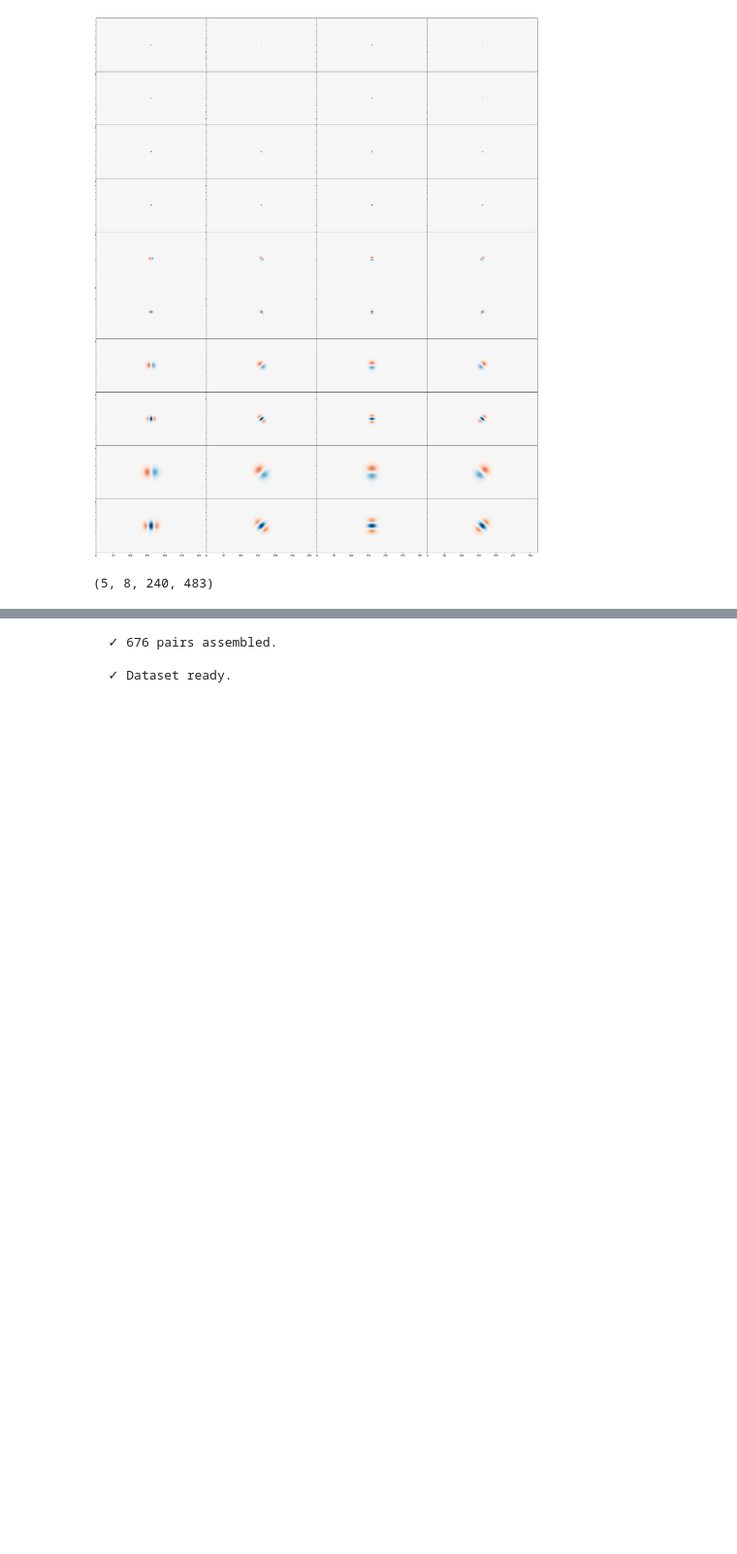
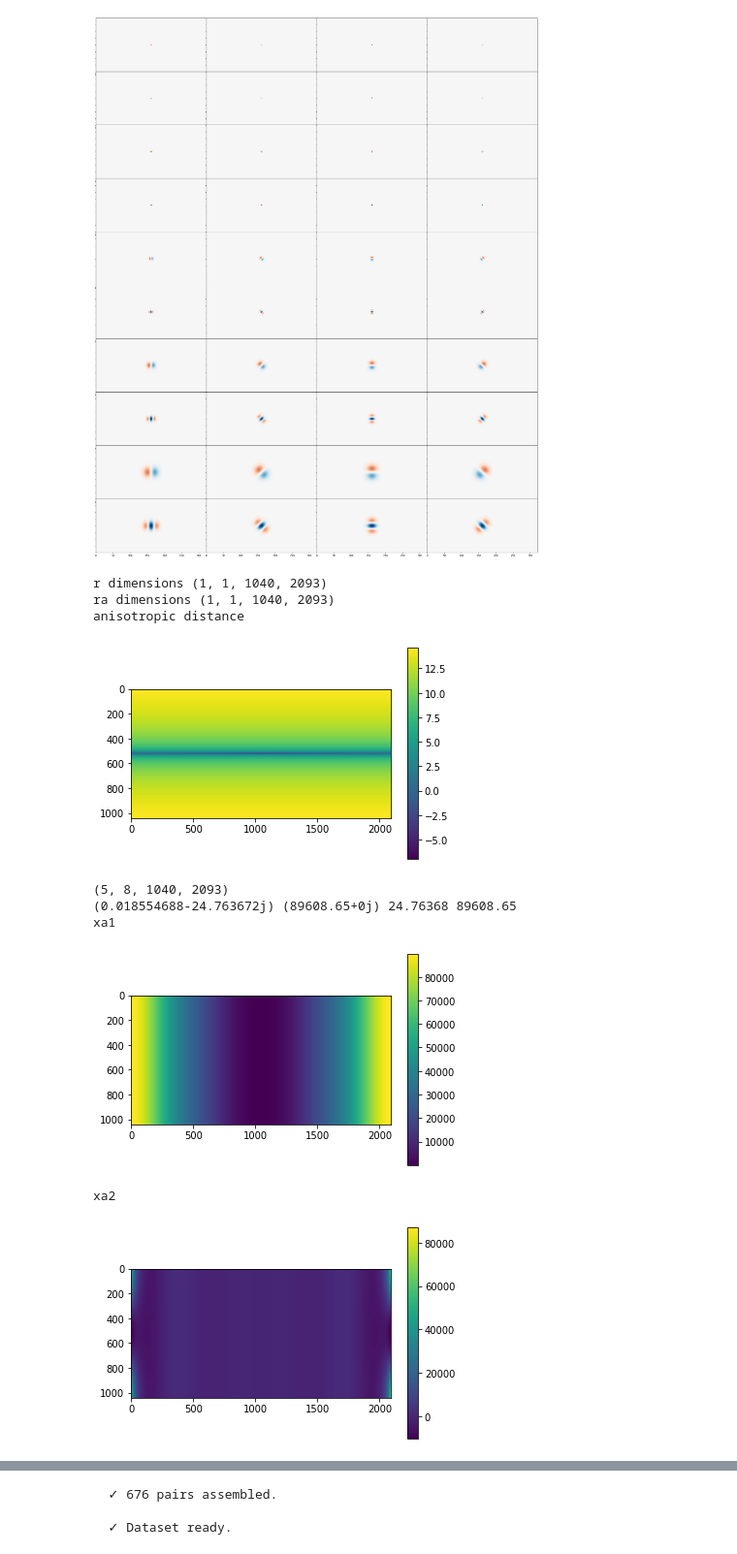
Before and after one commit to skosch/YinYangFit, a Jupyter notebook: YinYangFit.ipynb, the cells around one changed output, grey strips where cells are left out. Shown at 97% size. Drawn from its saved outputs; the diff is of its cells as text; code cells hidden in the pictures; blank space fills up the shorter version.

```diff
--- a/YinYangFit.ipynb
+++ b/YinYangFit.ipynb
@@ -213,36 +217,75 @@ def apply_filter_bank(input_image, filter_bank):
 Spatial frequency scales: [ 0.7         1.32708333  3.20833333  6.34375    10.73333333]
 [figure]
 # %%
-pf = 3
+pf = 13
+blur_e = 2
+blur_e_delta = 0.0001
 
 eps = np.finfo(np.float32).tiny
 u, v = np.mgrid[-box_height*pf/2:box_height*pf/2,-box_width*pf/2:box_width*pf/2].astype(np.float32)
 r = np.sqrt(u**2 + v**2)[None, None, :, :] / (box_height*pf/2)
 r[r == 0] = 0.5
+
+r_aniso = np.sqrt((u*2)**6 + v**2)[None, None, :, :] / (box_height*pf/2)
+r_aniso[r_aniso == 0] = 0.
+
+print("r dimensions", r.shape)
+print("ra dimensions", r_aniso.shape)
+
 angle = np.arctan2(u, v)[None, None, :, :] # <b, d, s, o, c, h, w>
 angles = np.arange(n_v1_orientations)[None, :, None, None].astype(np.float32)/n_v1_orientations
 angle_mask_widths = 4. * np.ones((n_v1_scales, n_v1_orientations)).astype(np.float32)
 
-def make_blur_filters(e): # Returns masks of shape <o, c, h, w>
+def make_blur_filters(e, e_delta): # Returns masks of shape <o, c, h, w>
     radial_mask = (1/(r + eps)) ** e
-    distance_mask = (1/(r + eps)) ** (e+1)
+    distance_mask = (1/(r + eps)) ** (e+e_delta)
 
     # Uses von-Mises distribution (via Bessel function)
     bp_angle_masks = tf.exp(-angle_mask_widths[:, :, None, None] * tf.cos(angle - pi - pi * angles)) / (2*pi*tf.math.bessel_i0(angle_mask_widths[:, :, None, None]))
     bn_angle_masks = tf.exp(-angle_mask_widths[:, :, None, None] * tf.cos(angle - pi * angles)) / (2*pi*tf.math.bessel_i0(angle_mask_widths[:, :, None, None]))
 
+    anisotropic_distance_mask = (1/(r_aniso+eps)) ** 1.5
+
     x1 = tf.concat([radial_mask * bp_angle_masks, radial_mask * bn_angle_masks], axis=1)
     x2 = tf.concat([distance_mask * bp_angle_masks, distance_mask * bn_angle_masks], axis=1)
+    print("anisotropic distance")
+    plt.imshow(np.log(r_aniso[0, 0, :, :]))
+    plt.colorbar()
+    plt.show()
 
-    return (x1, x2)
+    xa1 = anisotropic_distance_mask * (r_aniso < np.exp(-5))
+    xa2 = anisotropic_distance_mask * (r_aniso >= np.exp(-5))
 
-blur_e = 2
-(x1_filter, x2_filter) = make_blur_filters(blur_e)
+
+    return (x1, x2, xa1, xa2)
+
+(x1_filter, x2_filter, xa1_filter, xa2_filter) = make_blur_filters(blur_e, blur_e_delta)
 x1_filter_fft = tf.signal.fft2d(tf.signal.ifftshift(tf.complex(x1_filter, 0.), [2,3]))
 x2_filter_fft = tf.signal.fft2d(tf.signal.ifftshift(tf.complex(x2_filter, 0.), [2,3]))
+xa1_filter_fft = tf.signal.fft2d(tf.signal.ifftshift(tf.complex(xa1_filter, 0.), [2,3]))
+xa2_filter_fft = tf.signal.fft2d(tf.signal.ifftshift(tf.complex(xa2_filter, 0.), [2,3]))
 print(x1_filter_fft.shape)
+print(np.min(xa1_filter_fft), np.max(xa1_filter_fft), np.min(np.abs(xa1_filter_fft)), np.max(np.abs(xa1_filter_fft)))
+
+print("xa1")
+plt.imshow(np.real(xa1_filter_fft[0,0,:,:]))
+plt.colorbar()
+plt.show()
+print("xa2")
+plt.imshow(np.real(xa2_filter_fft[0,0,:,:]))
+plt.colorbar()
+plt.show()
 # %% [output]
-(5, 8, 240, 483)
+r dimensions (1, 1, 1040, 2093)
+ra dimensions (1, 1, 1040, 2093)
+anisotropic distance
+[figure, added]
+(5, 8, 1040, 2093)
+(0.018554688-24.763672j) (89608.65+0j) 24.76368 89608.65
+xa1
+[figure, added]
+xa2
+[figure, added]
 # %%
 # 1. Render glyphs
 
```
Also changed, not shown: parts of 3 cells of this notebook.
